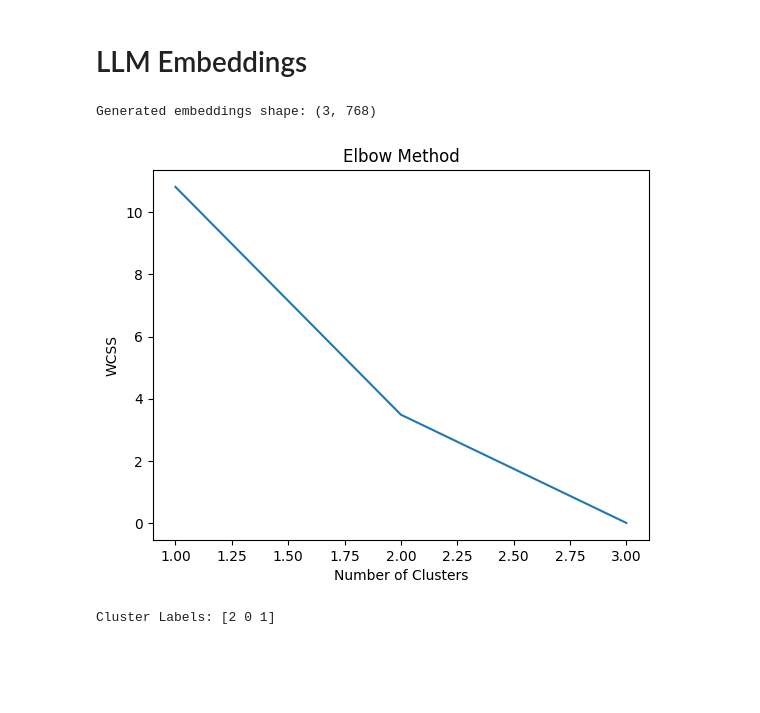
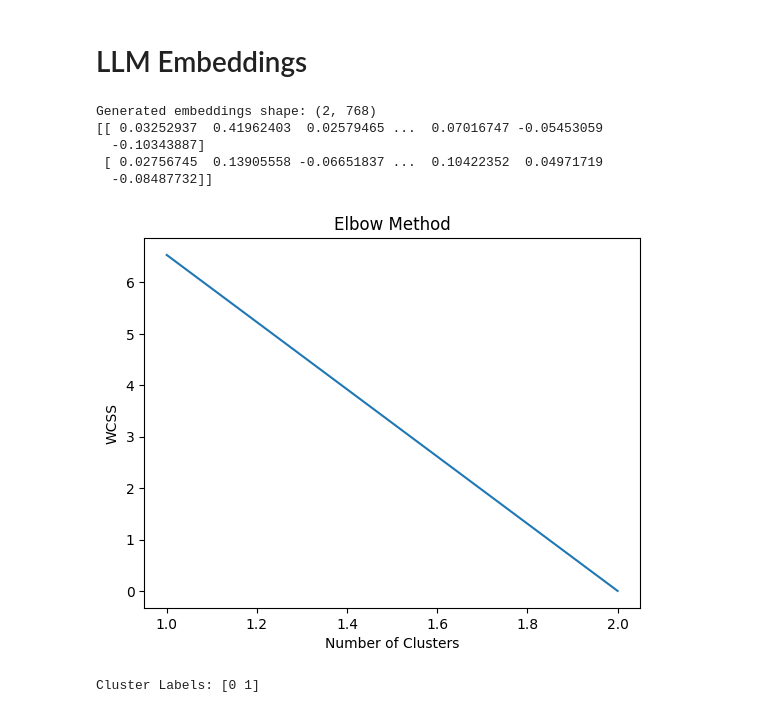
Before and after one commit to abhayjit07/Folder-Management-Autonomous-Builders-Hack, a Jupyter notebook: model.ipynb, the cells around one changed output. Cells and saved outputs as stored; diff of their text form; code cells hidden in the pictures; blank space fills up the shorter version.

```diff
--- a/model.ipynb
+++ b/model.ipynb
@@ -199,35 +199,39 @@ def plot_elbow(features):
         wcss.append(kmeans.inertia_)
 
     plt.plot(range(1, max_clusters + 1), wcss)
     plt.xlabel('Number of Clusters')
     plt.ylabel('WCSS')
     plt.title('Elbow Method')
     plt.show()
 
 def cluster_documents(features, num_clusters=None):
     if num_clusters is None:
         num_clusters = min(3, len(features))
 
     kmeans = KMeans(n_clusters=num_clusters, random_state=42)
     labels = kmeans.fit_predict(features)
     return labels, kmeans
 
 def main(file_paths):
     texts = [read_file(file_path) for file_path in file_paths]
     embeddings = generate_llm_embeddings(texts)
 
     print("Generated embeddings shape:", embeddings.shape)
-
+    print(embeddings)
     # Plot Elbow Method
     plot_elbow(embeddings)
 
     # Perform Clustering
     labels, kmeans = cluster_documents(embeddings)
     print("Cluster Labels:", labels)
 
-file_paths = ['test.txt', 'test2.txt', 'test3.txt']
+file_paths = ['test.txt','test2.txt']
 main(file_paths)
 # %% [output]
-Generated embeddings shape: (3, 768)
+Generated embeddings shape: (2, 768)
+[[ 0.03252937  0.41962403  0.02579465 ...  0.07016747 -0.05453059
+  -0.10343887]
+ [ 0.02756745  0.13905558 -0.06651837 ...  0.10422352  0.04971719
+  -0.08487732]]
-[figure, old version]
+[figure, new version]
-Cluster Labels: [2 0 1]
+Cluster Labels: [0 1]
```
Also changed, not shown: 7 other files.
